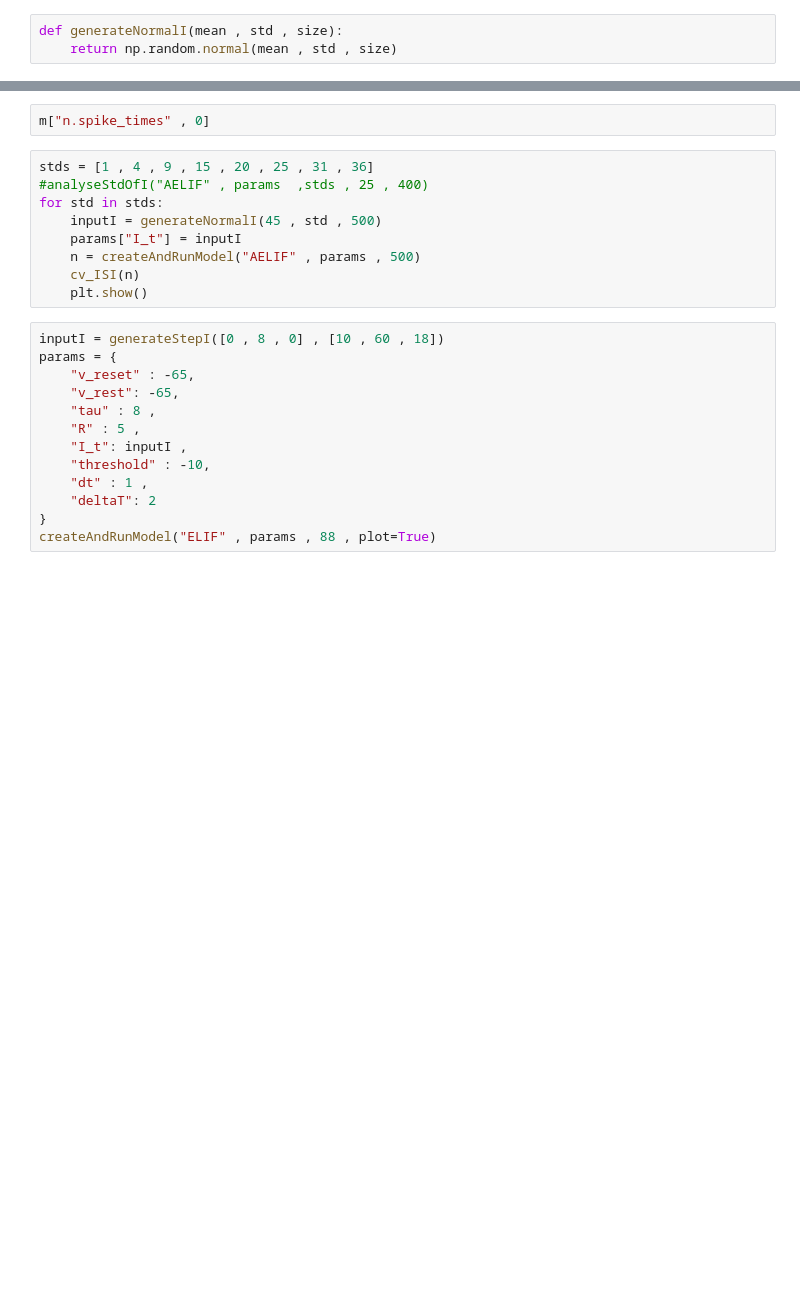
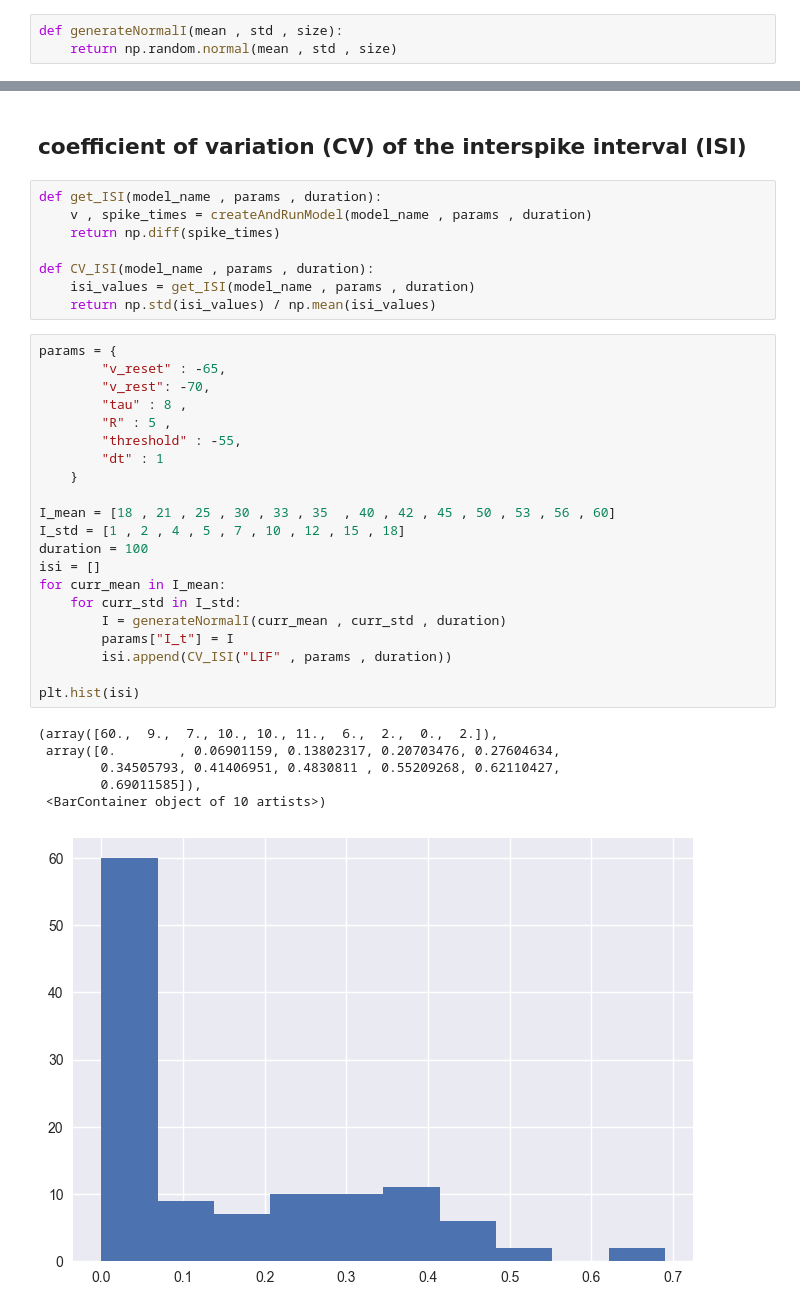
Before and after one commit to Aminzein/Computational-NeuroScience, a Jupyter notebook: LIF Neuron Models/lif-neuron-model.ipynb, the cells around one changed output, grey strips where cells are left out. Saved outputs shown, nothing was run; the diff lists cells and outputs as text; blank space fills up the shorter version.

```diff
--- a/LIF Neuron Models/lif-neuron-model.ipynb
+++ b/LIF Neuron Models/lif-neuron-model.ipynb
@@ -359,24 +270,38 @@ m = createAndRunModel("AELIF" , params , 400)
-# %%
-m["n.spike_times" , 0]
-# %%
-stds = [1 , 4 , 9 , 15 , 20 , 25 , 31 , 36]
-#analyseStdOfI("AELIF" , params  ,stds , 25 , 400)
-for std in stds:
-    inputI = generateNormalI(45 , std , 500)
-    params["I_t"] = inputI
-    n = createAndRunModel("AELIF" , params , 500)
-    cv_ISI(n)
-    plt.show()
-# %%
-inputI = generateStepI([0 , 8 , 0] , [10 , 60 , 18])
-params = {
-    "v_reset" : -65,
-    "v_rest": -65,
-    "tau" : 8 ,
-    "R" : 5 ,
-    "I_t": inputI ,
-    "threshold" : -10,
-    "dt" : 1 ,
-    "deltaT": 2
-}
-createAndRunModel("ELIF" , params , 88 , plot=True)
+# %% [markdown]
+## coefficient of variation (CV) of the interspike interval (ISI)
+# %%
+def get_ISI(model_name , params , duration):
+    v , spike_times = createAndRunModel(model_name , params , duration)
+    return np.diff(spike_times)
+
+def CV_ISI(model_name , params , duration):
+    isi_values = get_ISI(model_name , params , duration)
+    return np.std(isi_values) / np.mean(isi_values)
+# %%
+params = {
+        "v_reset" : -65,
+        "v_rest": -70,
+        "tau" : 8 ,
+        "R" : 5 ,
+        "threshold" : -55,
+        "dt" : 1
+    }
+
+I_mean = [18 , 21 , 25 , 30 , 33 , 35  , 40 , 42 , 45 , 50 , 53 , 56 , 60]
+I_std = [1 , 2 , 4 , 5 , 7 , 10 , 12 , 15 , 18]
+duration = 100
+isi = []
+for curr_mean in I_mean:
+    for curr_std in I_std:
+        I = generateNormalI(curr_mean , curr_std , duration)
+        params["I_t"] = I
+        isi.append(CV_ISI("LIF" , params , duration))
+
+plt.hist(isi)
+# %% [output]
+(array([60.,  9.,  7., 10., 10., 11.,  6.,  2.,  0.,  2.]),
+ array([0.        , 0.06901159, 0.13802317, 0.20703476, 0.27604634,
+        0.34505793, 0.41406951, 0.4830811 , 0.55209268, 0.62110427,
+        0.69011585]),
+ <BarContainer object of 10 artists>)
+[figure, added]
```
Also changed, not shown: parts of 12 cells of this notebook.
